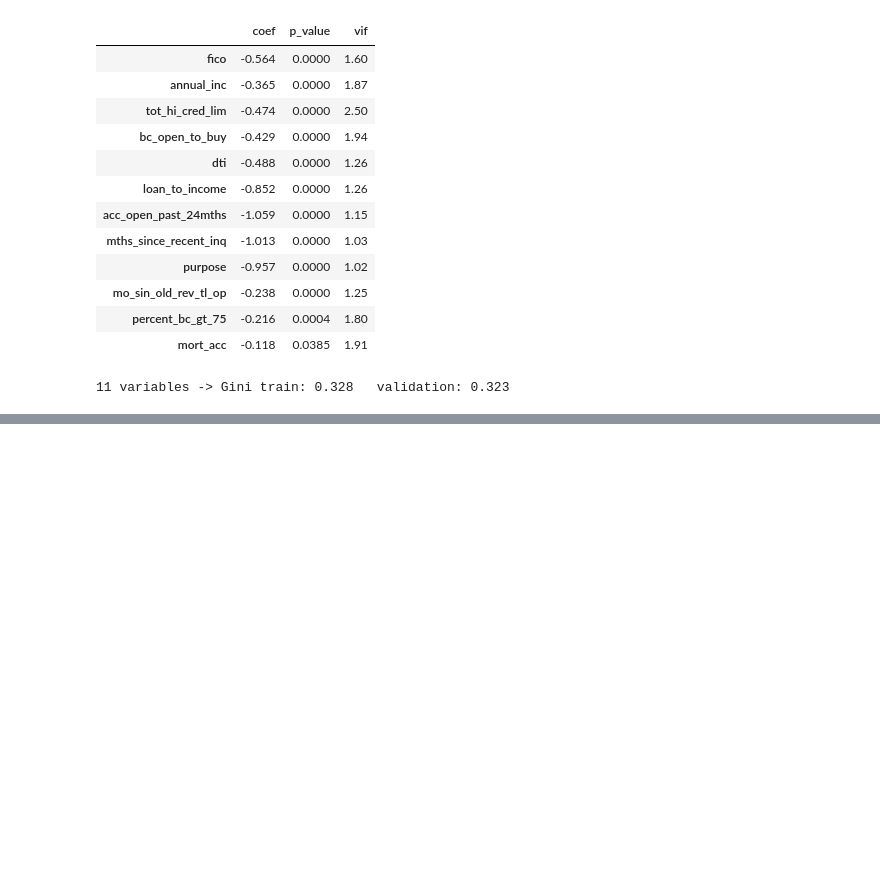
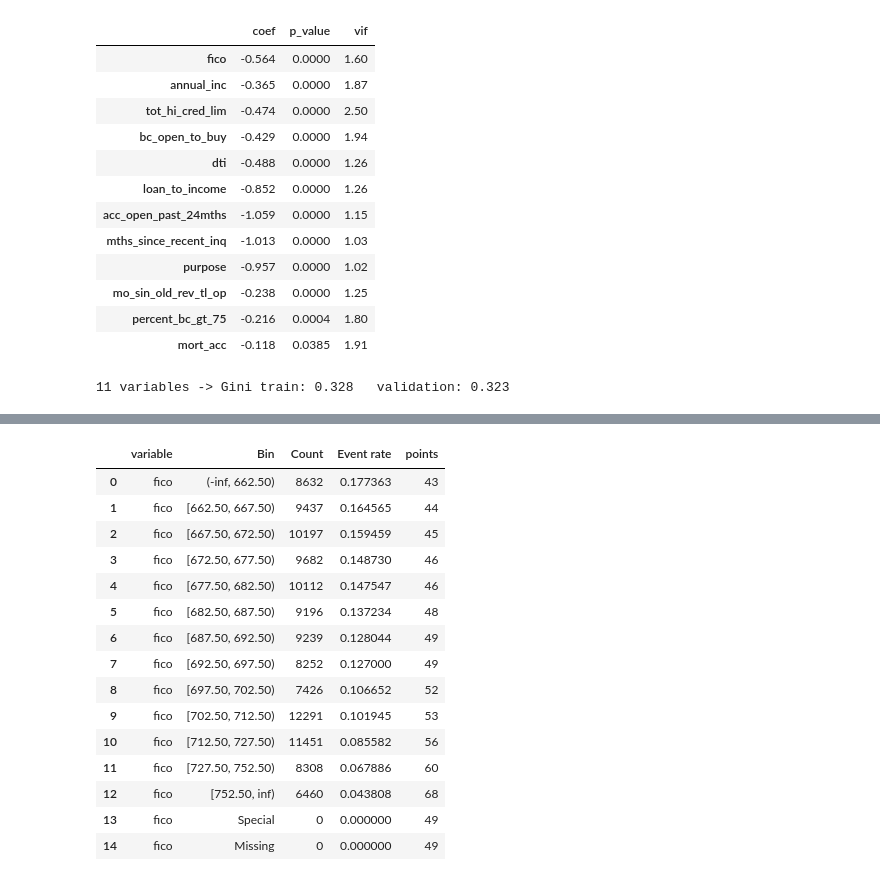
Before and after one commit to m-demirdoven/retail-scorecard, a Jupyter notebook: notebooks/02_binning.ipynb, the cells around one changed output, grey strips where cells are left out. Drawn from its saved outputs; the diff is of its cells as text; code cells hidden in the pictures; blank space fills up the shorter version.

```diff
--- a/notebooks/02_binning.ipynb
+++ b/notebooks/02_binning.ipynb
@@ -168,3 +168,27 @@ g_va = 2 * roc_auc_score(valid["bad"], lr11.predict_proba(X_valid[sel_11])[:, 1]
 print(f"11 variables -> Gini train: {g_tr:.3f}   validation: {g_va:.3f}")
 # %% [output]
 11 variables -> Gini train: 0.328   validation: 0.323
+# %%
+final = sel_11
+Xc = sm.add_constant(X_train[final])
+model = sm.Logit(train["bad"], Xc).fit(disp=0)
+intercept, coefs = model.params["const"], model.params[final]
+
+pdo, base_score, base_odds = 20, 600, 50
+factor = pdo / np.log(2)
+offset = base_score - factor * np.log(base_odds)
+n = len(final)
+
+rows = []
+for v in final:
+    bt = bp.get_binned_variable(v).binning_table.build().drop(index="Totals")
+    woe = pd.to_numeric(bt["WoE"], errors="coerce").fillna(0)
+    bt["points"] = (-factor * (coefs[v] * woe + intercept / n) + offset / n).round().astype(int)
+    bt["variable"] = v
+    rows.append(bt[["variable", "Bin", "Count", "Event rate", "points"]])
+
+scorecard = pd.concat(rows, ignore_index=True)
+
+spread = scorecard[scorecard["Count"] > 0].groupby("variable")["points"].agg(["min", "max"])
+spread["range"] = spread["max"] - spread["min"]
+spread.sort_values("range", ascending=False)
@@ -170,0 +209,19 @@ print(f"11 variables -> Gini train: {g_tr:.3f}   validation: {g_va:.3f}")
+# %%
+scorecard[scorecard["variable"] == "fico"]
+# %% [output]
+|  | variable | Bin | Count | Event rate | points |
+| 0 | fico | (-inf, 662.50) | 8632 | 0.177363 | 43 |
+| 1 | fico | [662.50, 667.50) | 9437 | 0.164565 | 44 |
+| 2 | fico | [667.50, 672.50) | 10197 | 0.159459 | 45 |
+| 3 | fico | [672.50, 677.50) | 9682 | 0.148730 | 46 |
+| 4 | fico | [677.50, 682.50) | 10112 | 0.147547 | 46 |
+| 5 | fico | [682.50, 687.50) | 9196 | 0.137234 | 48 |
+| 6 | fico | [687.50, 692.50) | 9239 | 0.128044 | 49 |
+| 7 | fico | [692.50, 697.50) | 8252 | 0.127000 | 49 |
+| 8 | fico | [697.50, 702.50) | 7426 | 0.106652 | 52 |
+| 9 | fico | [702.50, 712.50) | 12291 | 0.101945 | 53 |
+| 10 | fico | [712.50, 727.50) | 11451 | 0.085582 | 56 |
+| 11 | fico | [727.50, 752.50) | 8308 | 0.067886 | 60 |
+| 12 | fico | [752.50, inf) | 6460 | 0.043808 | 68 |
+| 13 | fico | Special | 0 | 0.000000 | 49 |
+| 14 | fico | Missing | 0 | 0.000000 | 49 |
```
Also changed, not shown: parts of 3 cells of this notebook.
